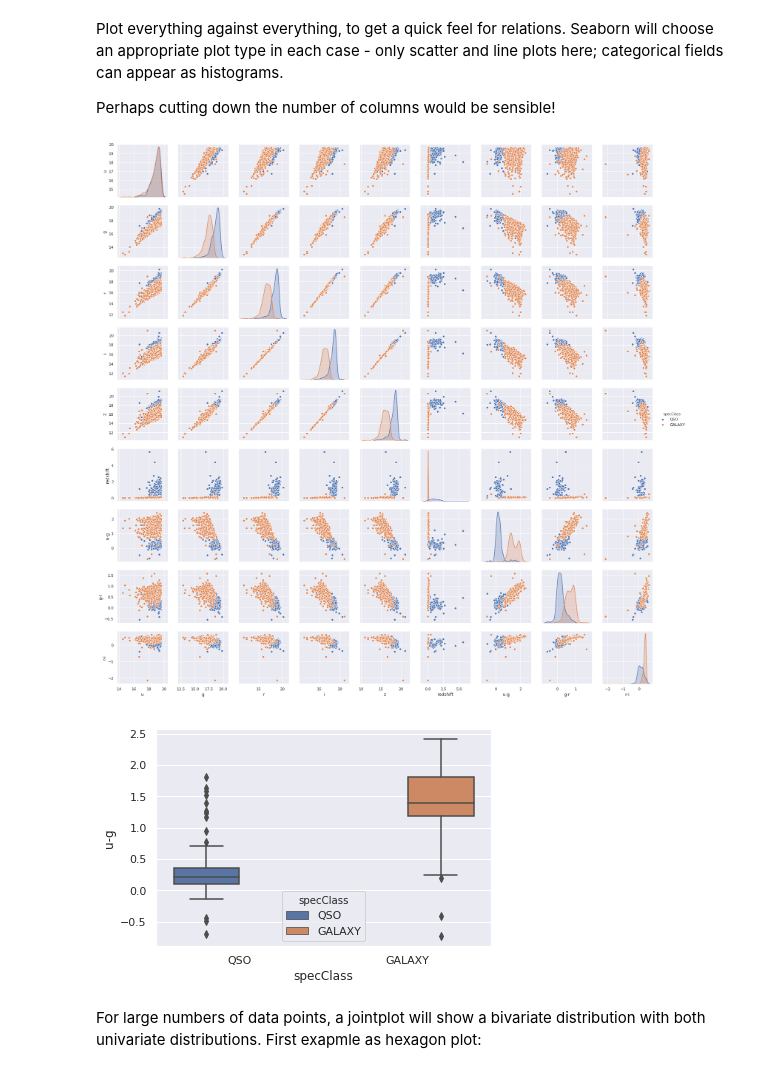
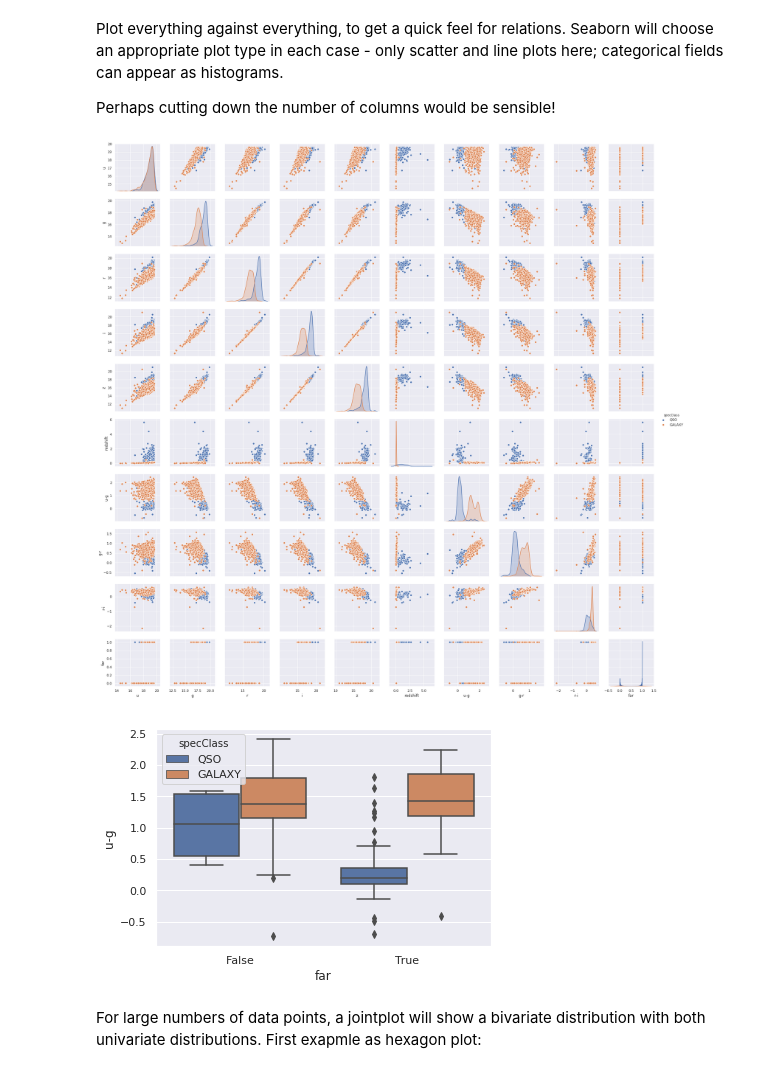
Before and after one commit to colinleach/astro-Jupyter, a Jupyter notebook: plotting/Seaborn.ipynb, the cells around one changed output. Cells and saved outputs as stored; diff of their text form; code cells hidden in the pictures.

Commit message:
tweaked plot data i/o, added Plotly stub

```diff
--- a/plotting/Seaborn.ipynb
+++ b/plotting/Seaborn.ipynb
@@ -28,0 +18,3 @@ data[:3]
+# %%
+data = pd.read_pickle('sdss_colors.pkl')
+data[:3]
@@ -50,13 +47,13 @@ df = data.drop('redshift_err', axis=1)
 
 sns.pairplot(data=df, hue="specClass");
 # %% [output]
-[figure, old version]
+[figure, new version]
 # %%
-sns.boxplot(x="specClass", y="u-g",
+sns.boxplot(x="far", y="u-g",
             hue="specClass",
             data=data);
 # %% [output]
-[figure, old version]
+[figure, new version]
 # %% [markdown]
 For large numbers of data points, a jointplot will show a bivariate distribution with both univariate distributions. First exapmle as hexagon plot:
 # %%
```
Also changed, not shown: parts of 5 cells of this notebook, 5 other files.
